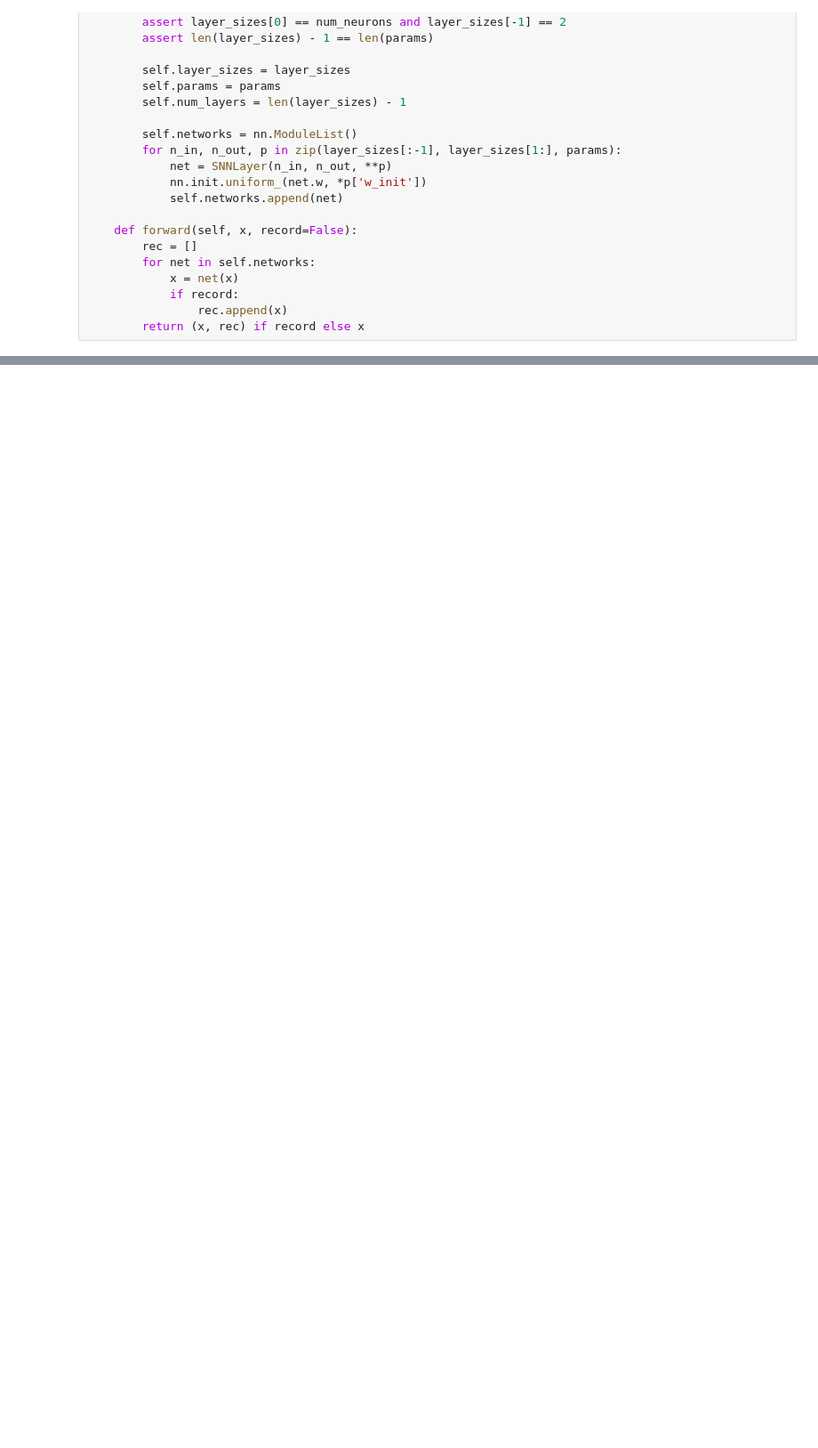
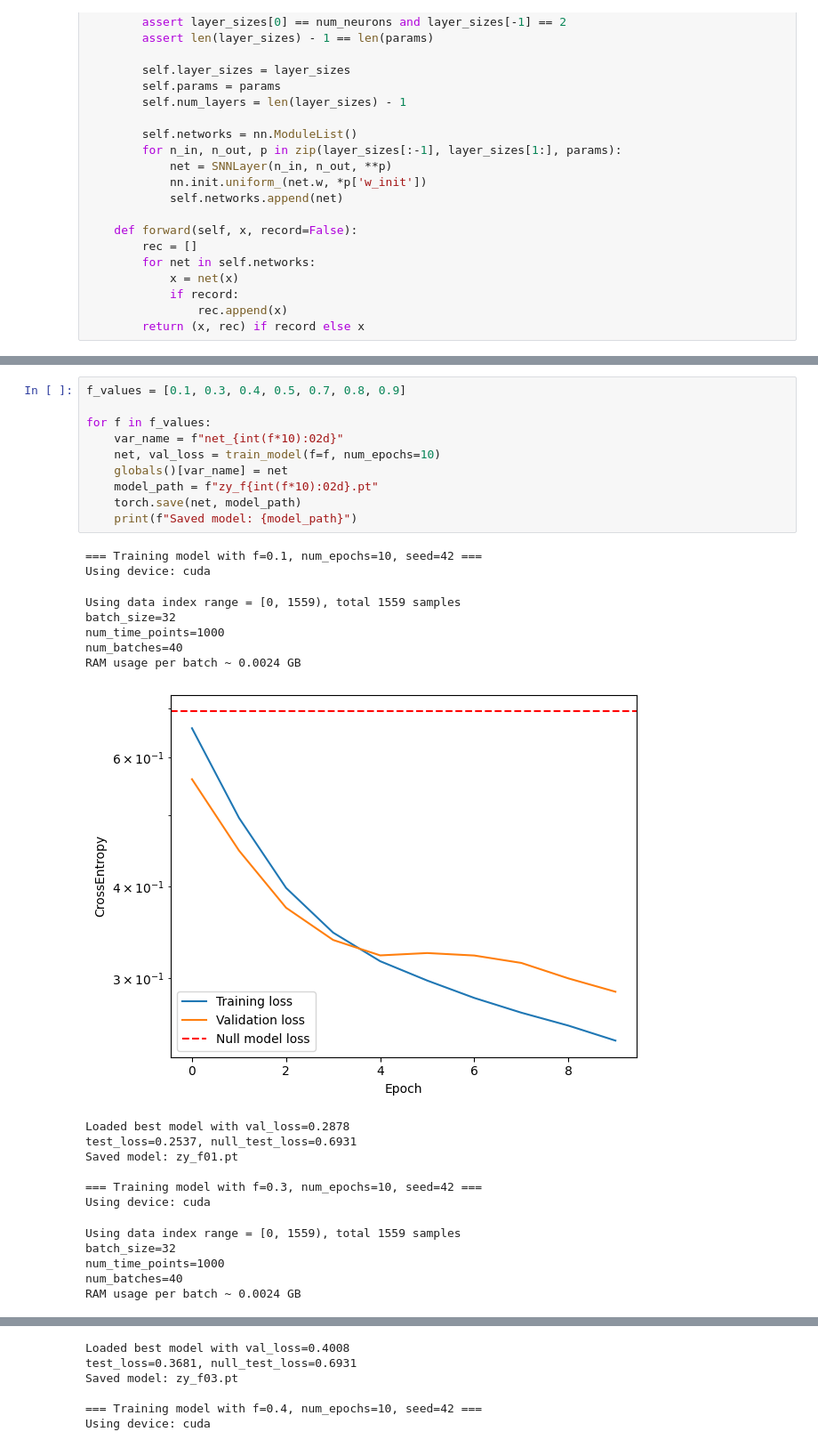
Before and after one commit to Oooorca/IRP_Neuro_SNN, a Jupyter notebook: trainwithF.ipynb, the cells around one changed output, grey strips where cells are left out. Shown: that part at 89% size. Cells and saved outputs as stored; diff of their text form; blank space fills up the shorter version.

```diff
--- a/trainwithF.ipynb
+++ b/trainwithF.ipynb
@@ -683,0 +672,30 @@ Test Accuracy = 68.75%
+# %%
+f_values = [0.1, 0.3, 0.4, 0.5, 0.7, 0.8, 0.9]
+
+for f in f_values:
+    var_name = f"net_{int(f*10):02d}"
+    net, val_loss = train_model(f=f, num_epochs=10)
+    globals()[var_name] = net
+    model_path = f"zy_f{int(f*10):02d}.pt"
+    torch.save(net, model_path)
+    print(f"Saved model: {model_path}")
+# %% [output]
+=== Training model with f=0.1, num_epochs=10, seed=42 ===
+Using device: cuda
+Using data index range = [0, 1559), total 1559 samples
+batch_size=32
+num_time_points=1000
+num_batches=40
+RAM usage per batch ~ 0.0024 GB
+[figure, added]
+Loaded best model with val_loss=0.2878
+test_loss=0.2537, null_test_loss=0.6931
+Saved model: zy_f01.pt
+
+=== Training model with f=0.3, num_epochs=10, seed=42 ===
+Using device: cuda
+Using data index range = [0, 1559), total 1559 samples
+batch_size=32
+num_time_points=1000
+num_batches=40
+RAM usage per batch ~ 0.0024 GB
@@ -683,0 +703,6 @@ Test Accuracy = 68.75%
+Loaded best model with val_loss=0.4008
+test_loss=0.3681, null_test_loss=0.6931
+Saved model: zy_f03.pt
+
+=== Training model with f=0.4, num_epochs=10, seed=42 ===
+Using device: cuda
```
Also changed, not shown: parts of 22 cells of this notebook, 21 other files.
